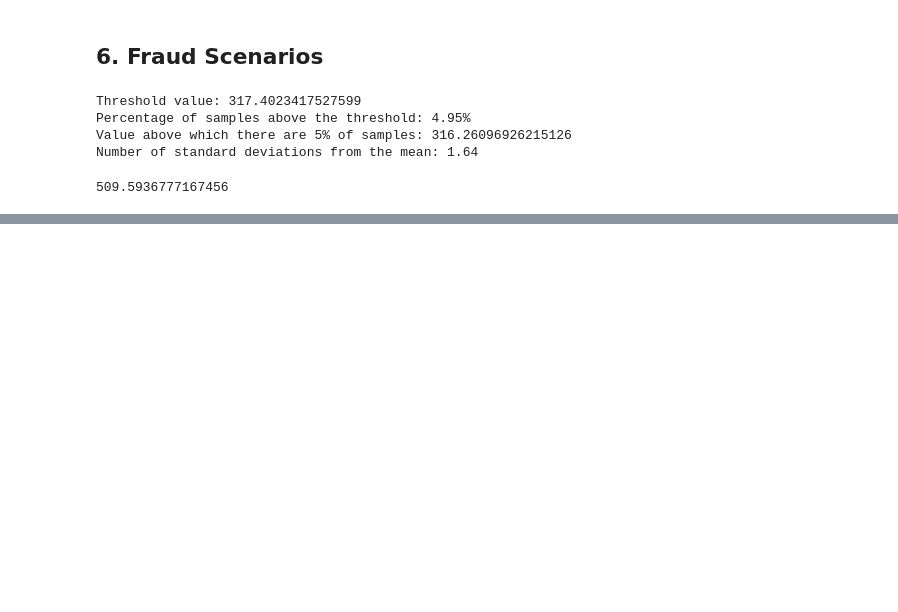
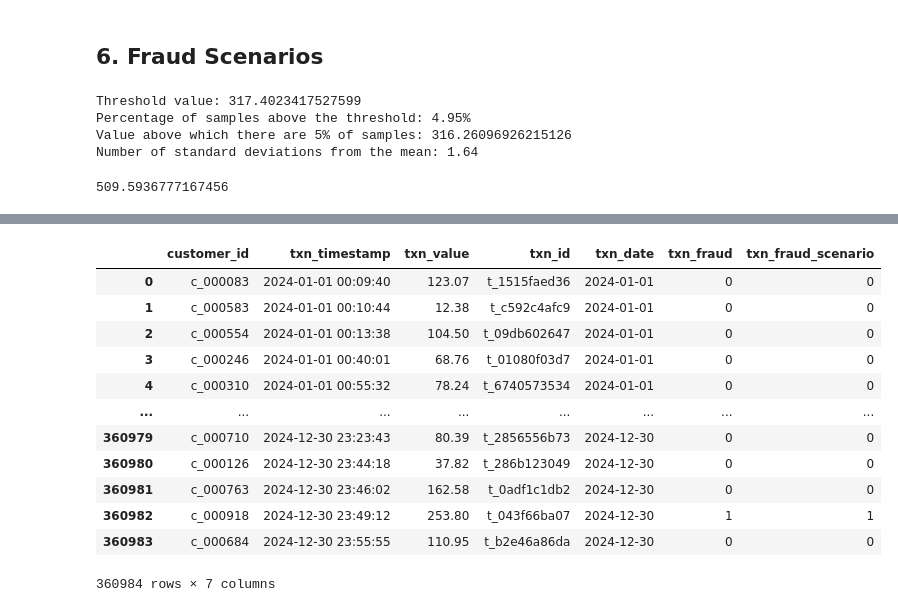
Before and after one commit to joshuavaple/credit-card-fraud-detection, a Jupyter notebook: notebooks/business_knowledge.ipynb, the cells around one changed output, grey strips where cells are left out. Saved outputs shown, nothing was run; the diff lists cells and outputs as text; code cells hidden in the pictures; blank space fills up the shorter version.

Commit message:
completed (modified) fraud scenario 1 simulation

```diff
--- a/notebooks/business_knowledge.ipynb
+++ b/notebooks/business_knowledge.ipynb
@@ -615,26 +614,0 @@ df_txns_with_fraud = df_txns.copy(deep=True)
-# %%
-# compromised_customers = customer_profiles_table.CUSTOMER_ID.sample(n=3, random_state=day).values
-
-# compromised_transactions=transactions_df[(transactions_df.TX_TIME_DAYS>=day) &
-#                                             (transactions_df.TX_TIME_DAYS<day+14) &
-#                                             (transactions_df.CUSTOMER_ID.isin(compromised_customers))]
-compromised_days = 14
-compromised_txns_frac = 0.25
-compromised_customers_frac = 0.01
-compromised_multiplier = 5
-
-
-day_start = min(df_txns_with_fraud["txn_date"])
-day_end = day_start + timedelta(days=compromised_days)
-compromised_customers_all = []
-
-active_customers = df_txns_with_fraud[df_txns_with_fraud["txn_date"]==day_start]["customer_id"].unique()
-active_customers_count = len(active_customers)
-print(f"Number of active customers on {day_start}: {active_customers_count}")
-
-# pick random % of active customers
-
-compromised_customers = np.random.choice(active_customers, size=int(round(compromised_customers_frac * active_customers_count,0)), replace=False)
-print(f"Number of compromised customers: {len(compromised_customers)}")
-
-compromised_customers_txns = df_txns_with_fraud[(df_txns_with_fraud["txn_date"]>=day_start) & (df_txns_with_fraud["txn_date"]<day_end) & (df_txns_with_fraud["customer_id"].isin(compromised_customers))]
@@ -644,10 +614,0 @@ Number of compromised customers: 6
-# %%
-# compromised_customers_txns
-nb_compromised_transactions=len(compromised_customers_txns)
-
-random.seed(start_date)
-index_frauds = random.sample(list(compromised_customers_txns.index.values),k=int(len(compromised_customers_txns)*compromised_txns_frac))
-
-df_txns_with_fraud.loc[index_frauds, "txn_value"] = df_txns_with_fraud.loc[index_frauds, "txn_value"]*compromised_multiplier
-df_txns_with_fraud.loc[index_frauds, "txn_fraud"] = 1
-df_txns_with_fraud.loc[index_frauds, "txn_fraud_scenario"] = 1
@@ -654,3 +718,19 @@ df_txns_with_fraud.loc[index_frauds, "txn_fraud_scenario"] = 1
+# %%
+df_txns_with_fraud
+# %% [output]
+|  | customer_id | txn_timestamp | txn_value | txn_id | txn_date | txn_fraud | txn_fraud_scenario |
+| 0 | c_000083 | 2024-01-01 00:09:40 | 123.07 | t_1515faed36 | 2024-01-01 | 0 | 0 |
+| 1 | c_000583 | 2024-01-01 00:10:44 | 12.38 | t_c592c4afc9 | 2024-01-01 | 0 | 0 |
+| 2 | c_000554 | 2024-01-01 00:13:38 | 104.50 | t_09db602647 | 2024-01-01 | 0 | 0 |
+| 3 | c_000246 | 2024-01-01 00:40:01 | 68.76 | t_01080f03d7 | 2024-01-01 | 0 | 0 |
+| 4 | c_000310 | 2024-01-01 00:55:32 | 78.24 | t_6740573534 | 2024-01-01 | 0 | 0 |
+| ... | ... | ... | ... | ... | ... | ... | ... |
+| 360979 | c_000710 | 2024-12-30 23:23:43 | 80.39 | t_2856556b73 | 2024-12-30 | 0 | 0 |
+| 360980 | c_000126 | 2024-12-30 23:44:18 | 37.82 | t_286b123049 | 2024-12-30 | 0 | 0 |
+| 360981 | c_000763 | 2024-12-30 23:46:02 | 162.58 | t_0adf1c1db2 | 2024-12-30 | 0 | 0 |
+| 360982 | c_000918 | 2024-12-30 23:49:12 | 253.80 | t_043f66ba07 | 2024-12-30 | 1 | 1 |
+| 360983 | c_000684 | 2024-12-30 23:55:55 | 110.95 | t_b2e46a86da | 2024-12-30 | 0 | 0 |
+360984 rows × 7 columns
 # %%
 df_txns_with_fraud[df_txns_with_fraud['txn_fraud']==1]
 # %% [output]
```
Also changed, not shown: parts of 14 cells of this notebook.
